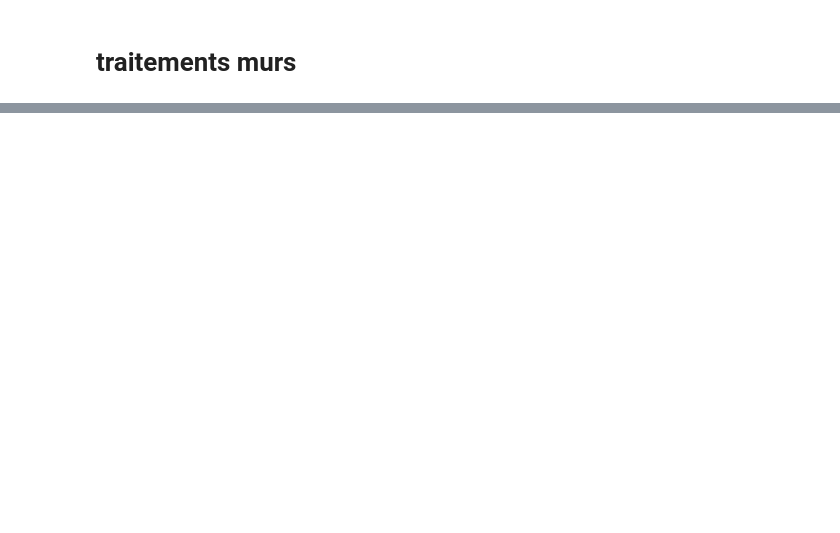
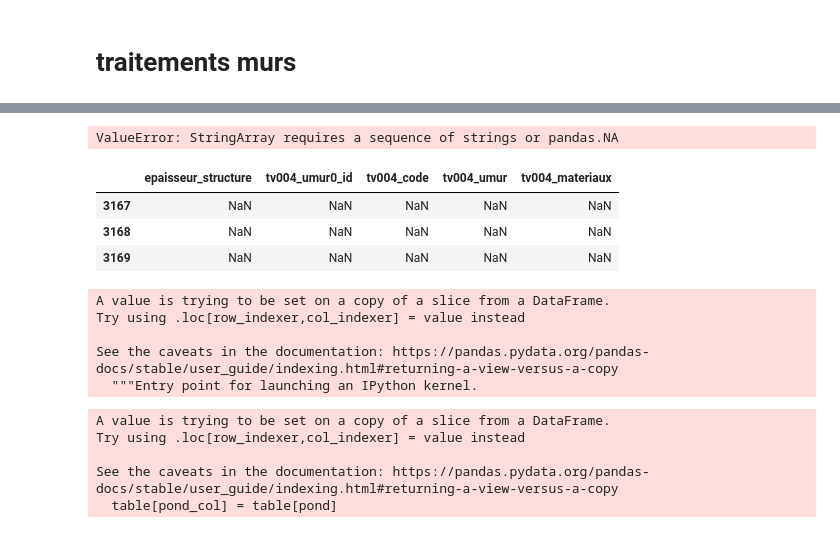
Before and after one commit to etalab/de-dpe-processing, a Jupyter notebook: data_processing_cstb/traitement_donnees_metier/dev.ipynb, the cells around one changed output, grey strips where cells are left out. Drawn from its saved outputs; the diff is of its cells as text; code cells hidden in the pictures; blank space fills up the shorter version.

Commit message:
fixing agg_pond_top_freq

```diff
--- a/data_processing_cstb/traitement_donnees_metier/dev.ipynb
+++ b/data_processing_cstb/traitement_donnees_metier/dev.ipynb
@@ -601,0 +363,17 @@ Name: epaisseur_isolation, Length: 138084, dtype: object
+# %%
+concat = list()
+for type_adjacence in ['EXTERIEUR','LNC','BAT_ADJ']:
+    sel = td007_murs.loc[td007_murs.type_adjacence ==type_adjacence]
+    for var in ['meth_calc_U','Umur','epaisseur_isolation','resistance_thermique_isolation','isolation',
+                'annee_isole_uniforme_min','annee_isole_uniforme_max','materiaux_structure','epaisseur_structure',
+               ]:
+
+        var_agg = agg_pond_top_freq(sel, var, 'surface_paroi_opaque_infer',
+                               'td001_dpe_id').to_frame(f'{var}_murs_{type_adjacence.lower()}_top')
+        concat.append(var_agg)
+
+
+
+table_concat = pd.concat(concat,axis=1)
+# %% [output]
+ValueError: StringArray requires a sequence of strings or pandas.NA
@@ -601,0 +391,7 @@ Name: epaisseur_isolation, Length: 138084, dtype: object
+# %%
+td007_murs.loc[td007_murs.td001_dpe_id=='99943',['epaisseur_structure']+[col for col in td007_murs if col.startswith('tv004')]]
+# %% [output]
+|  | epaisseur_structure | tv004_umur0_id | tv004_code | tv004_umur | tv004_materiaux |
+| 3167 | NaN | NaN | NaN | NaN | NaN |
+| 3168 | NaN | NaN | NaN | NaN | NaN |
+| 3169 | NaN | NaN | NaN | NaN | NaN |
@@ -601,0 +400,17 @@ Name: epaisseur_isolation, Length: 138084, dtype: object
+# %%
+sel[var]=sel[var].astype('string')
+# %% [output]
+A value is trying to be set on a copy of a slice from a DataFrame.
+Try using .loc[row_indexer,col_indexer] = value instead
+
+See the caveats in the documentation: https://pandas.pydata.org/pandas-docs/stable/user_guide/indexing.html#returning-a-view-versus-a-copy
+  """Entry point for launching an IPython kernel.
+# %%
+var_agg = agg_pond_top_freq(sel, var, 'surface_paroi_opaque_infer',
+                               'td001_dpe_id').to_frame(f'{var}_murs_{type_adjacence.lower()}_top')
+# %% [output]
+A value is trying to be set on a copy of a slice from a DataFrame.
+Try using .loc[row_indexer,col_indexer] = value instead
+
+See the caveats in the documentation: https://pandas.pydata.org/pandas-docs/stable/user_guide/indexing.html#returning-a-view-versus-a-copy
+  table[pond_col] = table[pond]
```
Also changed, not shown: parts of 69 cells of this notebook, 3 other files.
